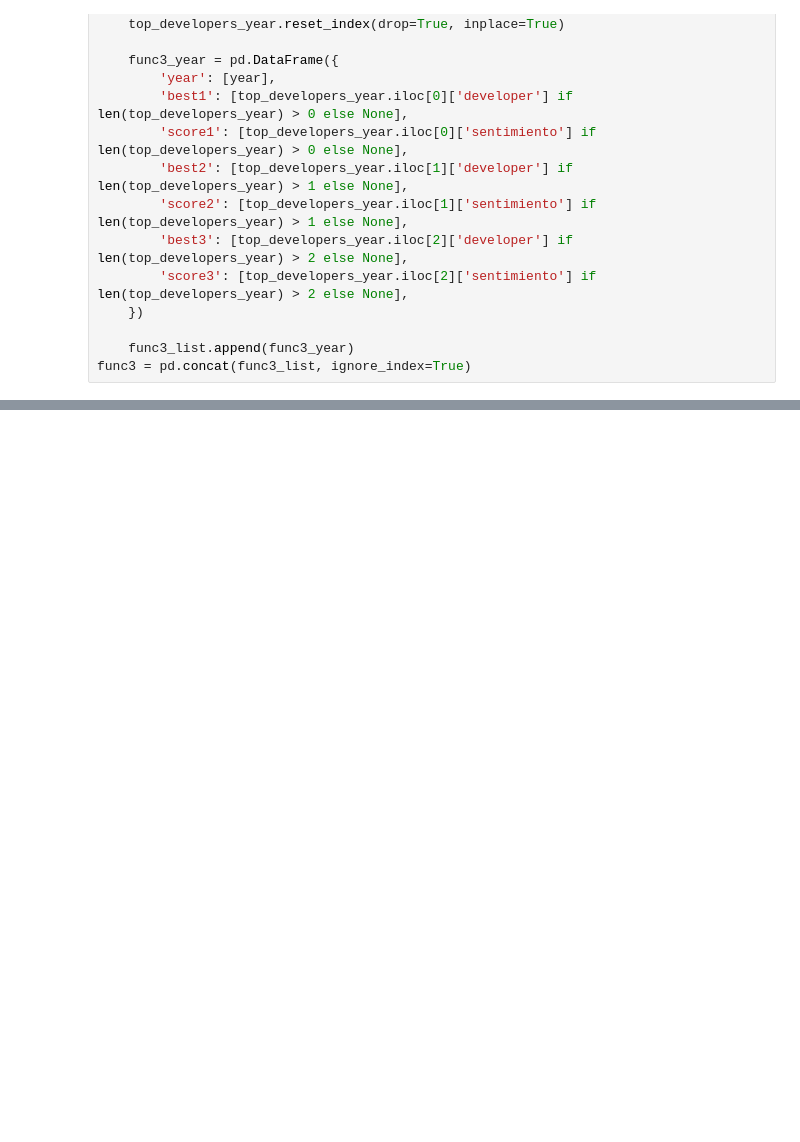
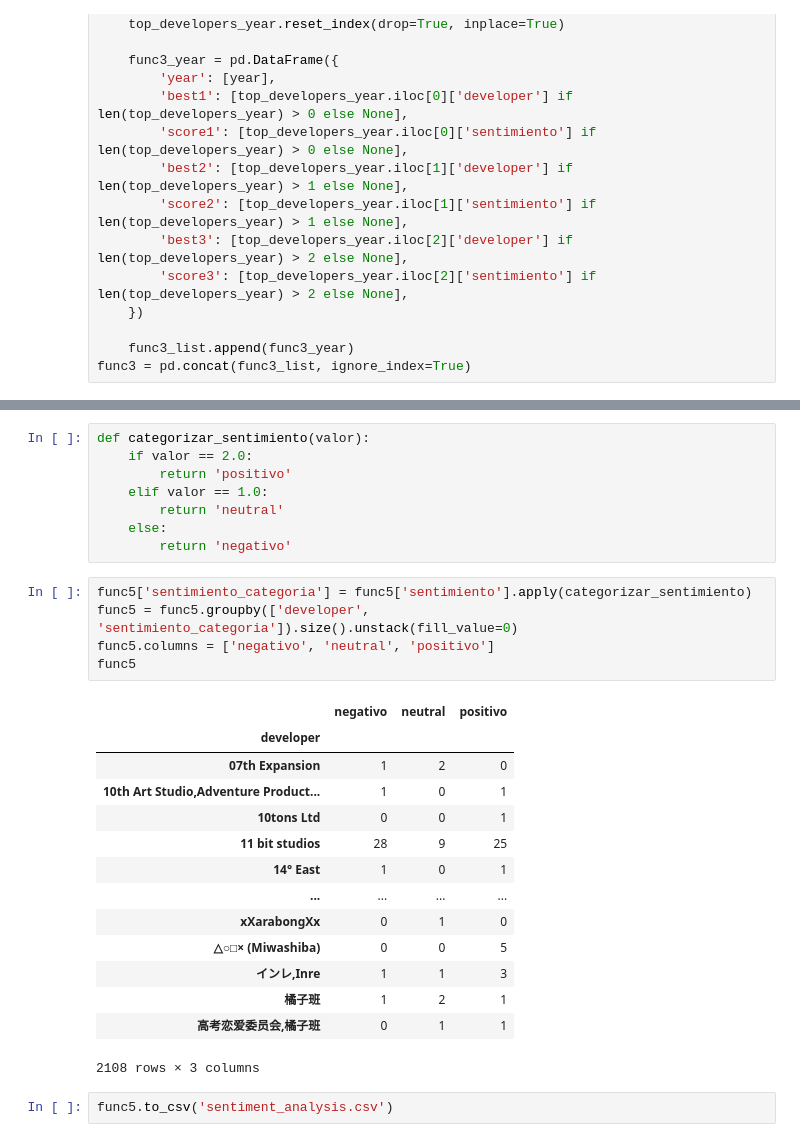
Before and after one commit to Lcolantoni/Traba-Practico-N-1, a Jupyter notebook: process/2.ipynb, the cells around one changed output, grey strips where cells are left out. Saved outputs shown, nothing was run; the diff lists cells and outputs as text; blank space fills up the shorter version.

```diff
--- a/process/2.ipynb
+++ b/process/2.ipynb
@@ -358,0 +377,30 @@ func4.to_csv('datos4.csv', index = False)
+# %%
+def categorizar_sentimiento(valor):
+    if valor == 2.0:
+        return 'positivo'
+    elif valor == 1.0:
+        return 'neutral'
+    else:
+        return 'negativo'
+# %%
+func5['sentimiento_categoria'] = func5['sentimiento'].apply(categorizar_sentimiento)
+func5 = func5.groupby(['developer', 'sentimiento_categoria']).size().unstack(fill_value=0)
+func5.columns = ['negativo', 'neutral', 'positivo']
+func5
+# %% [output]
+|  | negativo | neutral | positivo |
+| developer |  |  |  |
+| 07th Expansion | 1 | 2 | 0 |
+| 10th Art Studio,Adventure Product... | 1 | 0 | 1 |
+| 10tons Ltd | 0 | 0 | 1 |
+| 11 bit studios | 28 | 9 | 25 |
+| 14° East | 1 | 0 | 1 |
+| ... | ... | ... | ... |
+| xXarabongXx | 0 | 1 | 0 |
+| △○□× (Miwashiba) | 0 | 0 | 5 |
+| インレ,Inre | 1 | 1 | 3 |
+| 橘子班 | 1 | 2 | 1 |
+| 高考恋爱委员会,橘子班 | 0 | 1 | 1 |
+2108 rows × 3 columns
+# %%
+func5.to_csv('sentiment_analysis.csv')
```
Also changed, not shown: parts of 9 cells of this notebook, 4 other files.
